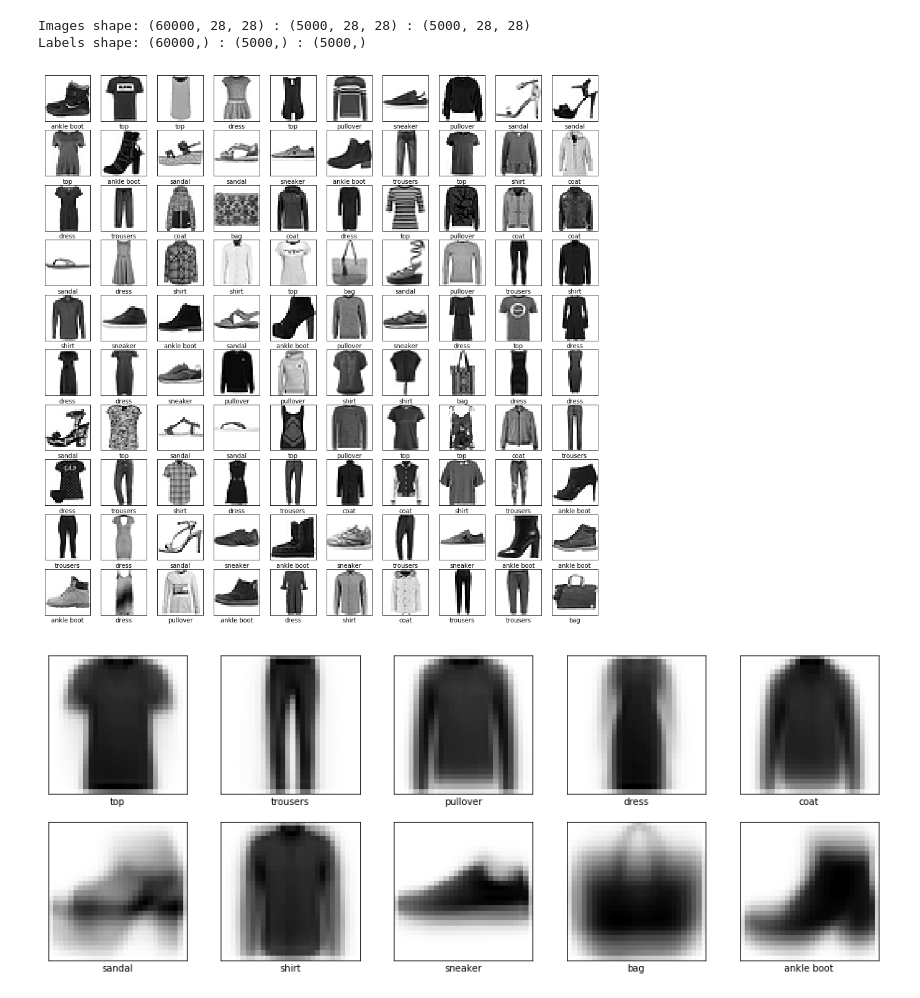
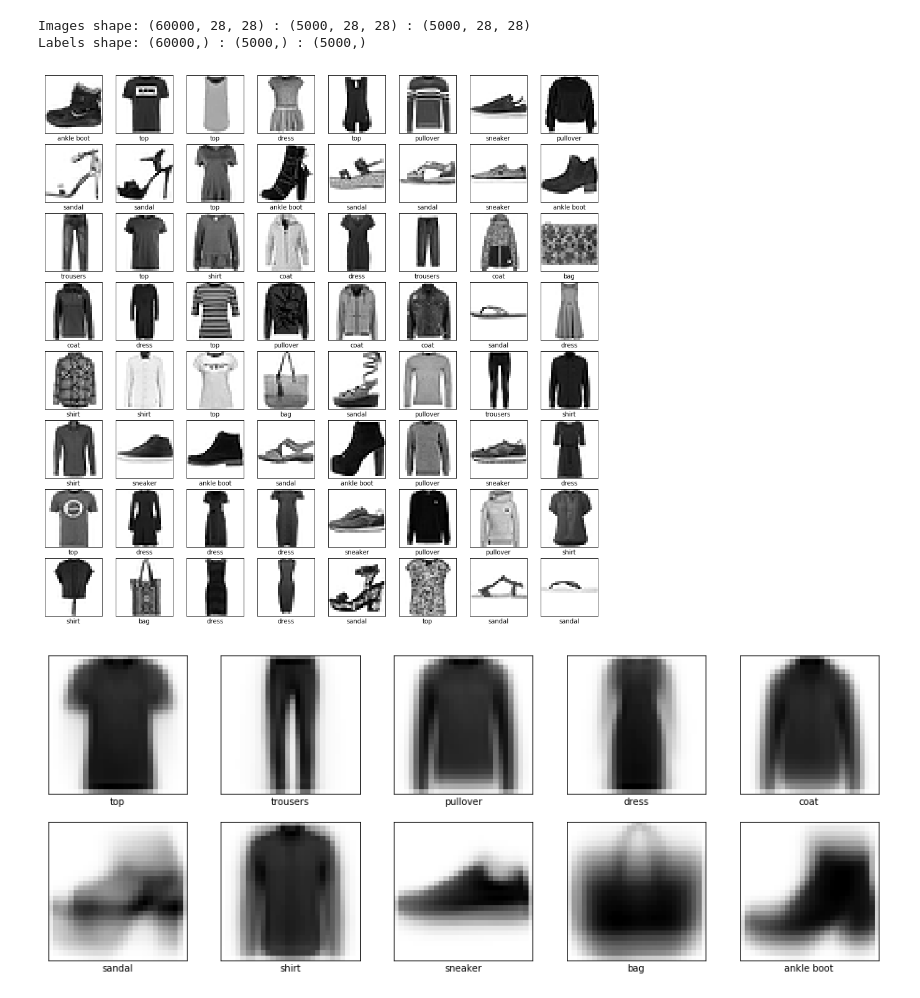
Before and after one commit to czyzi0/ml-notebooks, a Jupyter notebook: fashion-mnist-classification.ipynb, the cells around one changed output. Drawn from its saved outputs; the diff is of its cells as text; code cells hidden in the pictures.

```diff
--- a/fashion-mnist-classification.ipynb
+++ b/fashion-mnist-classification.ipynb
@@ -22,14 +23,15 @@ print(f'Labels shape: {train_y.shape} : {val_y.shape} : {test_y.shape}')
 Images shape: (60000, 28, 28) : (5000, 28, 28) : (5000, 28, 28)
 Labels shape: (60000,) : (5000,) : (5000,)
 # %%
-images_n = 10
+images_n = 8
 plt.figure(figsize=(16, 16))
 for i in range(images_n ** 2):
     plt.subplot(images_n, images_n, i + 1)
+    plt.imshow(train_x[i], cmap=plt.cm.binary)
+    plt.xlabel(labels[train_y[i]])
     plt.xticks([])
     plt.yticks([])
-    plt.imshow(train_x[i], cmap=plt.cm.binary)
-    plt.xlabel(labels[train_y[i]])
+plt.show()
 # %% [output]
-[figure, old version]
+[figure, new version]
 # %%
```
Also changed, not shown: parts of 10 cells of this notebook.
